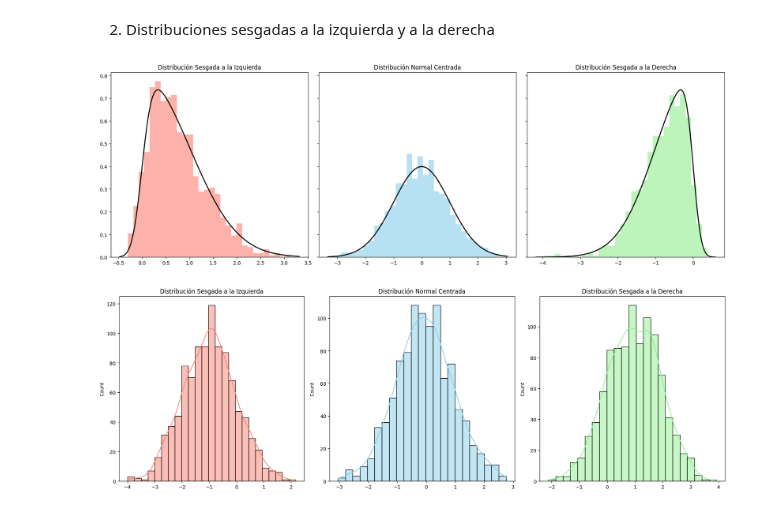
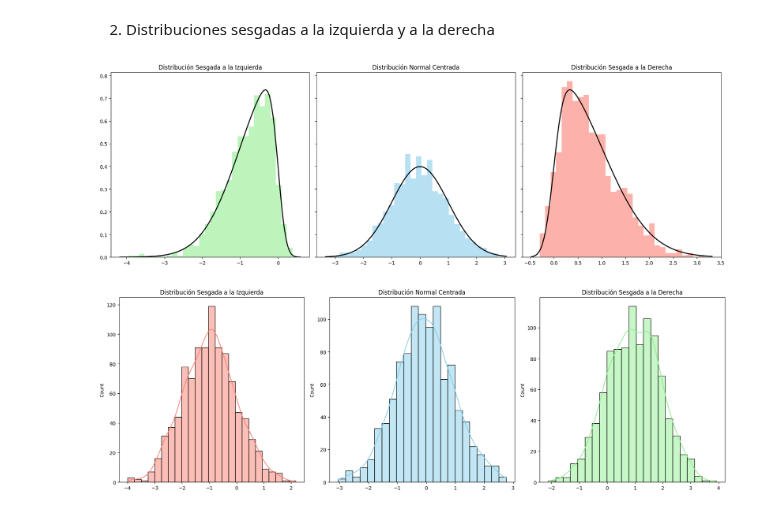
Before and after one commit to DaniCh-Coder/Python-Notes, a Jupyter notebook: ps stats/EDA-distrib/sesgos.ipynb, the cells around one changed output. Drawn from its saved outputs; the diff is of its cells as text; code cells hidden in the pictures.

Commit message:
new file:   ps stats/EDA-distrib/Z-score.ipynb 	modified:   ps stats/EDA-distrib/sesgos.ipynb

```diff
--- a/ps stats/EDA-distrib/sesgos.ipynb
+++ b/ps stats/EDA-distrib/sesgos.ipynb
@@ -74,38 +74,38 @@ sesgada_izquierda = stats.skewnorm.rvs(a=6, loc=0, scale=1, size=n)
 sesgada_derecha = stats.skewnorm.rvs(a=-6, loc=0, scale=1, size=n)
 
 # Crear gráficos
 fig, axs = plt.subplots(1, 3, figsize=(18, 6), sharey=True)
 
 
 # Distribución sesgada a la izquierda
-axs[0].hist(sesgada_izquierda, bins=30, density=True, alpha=0.6, color='salmon')
+axs[0].hist(sesgada_derecha, bins=30, density=True, alpha=0.6, color='lightgreen')
 xmin, xmax = axs[0].get_xlim()
 x = np.linspace(xmin, xmax, 100)
-p = stats.skewnorm.pdf(x, 6, loc=0, scale=1)
+p = stats.skewnorm.pdf(x, -6, loc=0, scale=1)
 axs[0].plot(x, p, 'k', linewidth=2)
 axs[0].set_title('Distribución Sesgada a la Izquierda')
 
 # Distribución centrada
 axs[1].hist(centrada, bins=30, density=True, alpha=0.6, color='skyblue')
 xmin, xmax = axs[1].get_xlim()
 x = np.linspace(xmin, xmax, 100)
 p = stats.norm.pdf(x, 0, 1)
 axs[1].plot(x, p, 'k', linewidth=2)
 axs[1].set_title('Distribución Normal Centrada')
 
 # Distribución sesgada a la derecha
-axs[2].hist(sesgada_derecha, bins=30, density=True, alpha=0.6, color='lightgreen')
+axs[2].hist(sesgada_izquierda, bins=30, density=True, alpha=0.6, color='salmon')
 xmin, xmax = axs[2].get_xlim()
 x = np.linspace(xmin, xmax, 100)
-p = stats.skewnorm.pdf(x, -6, loc=0, scale=1)
+p = stats.skewnorm.pdf(x, 6, loc=0, scale=1)
 axs[2].plot(x, p, 'k', linewidth=2)
 axs[2].set_title('Distribución Sesgada a la Derecha')
 
 # Ajustar diseño
 plt.tight_layout()
 plt.show()
 # %% [output]
-[figure, old version]
+[figure, new version]
 # %%
 import numpy as np
 import matplotlib.pyplot as plt
```
Also changed, not shown: 1 other file.
